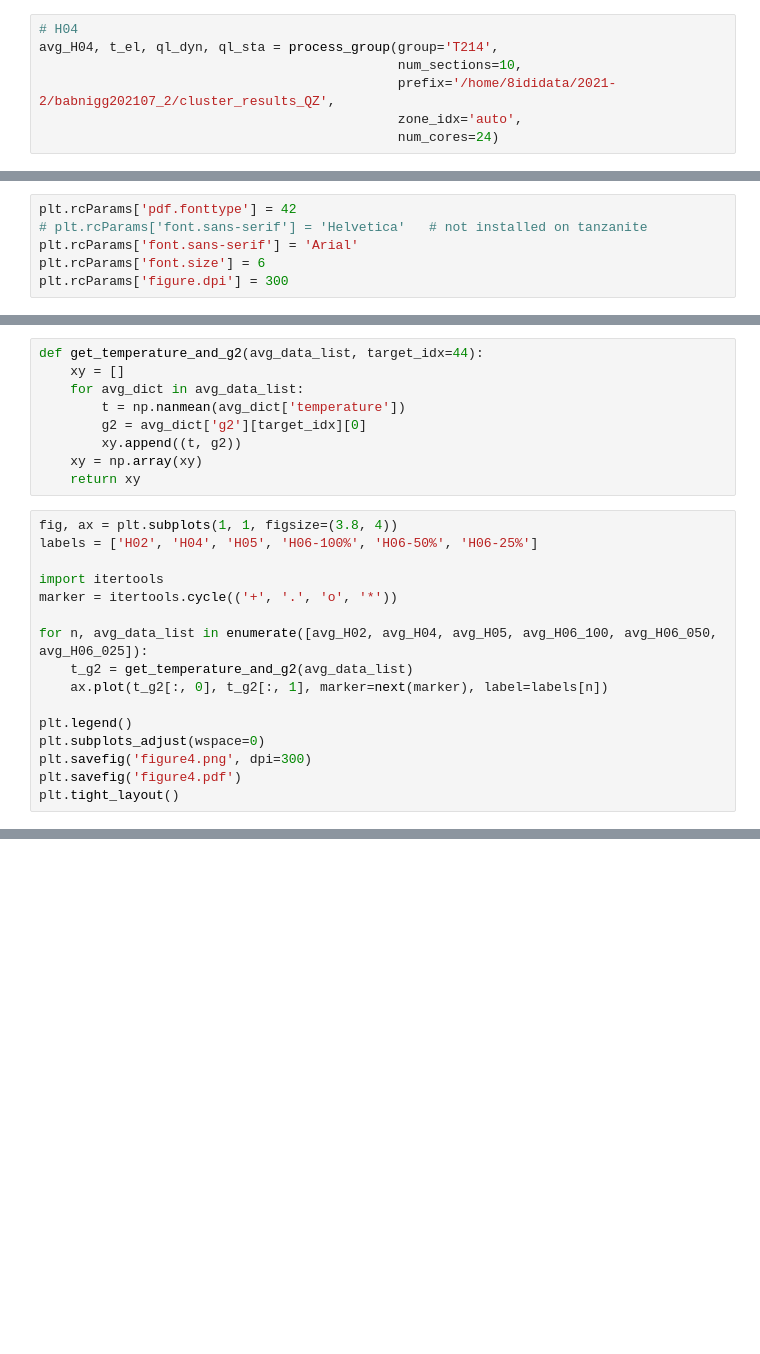
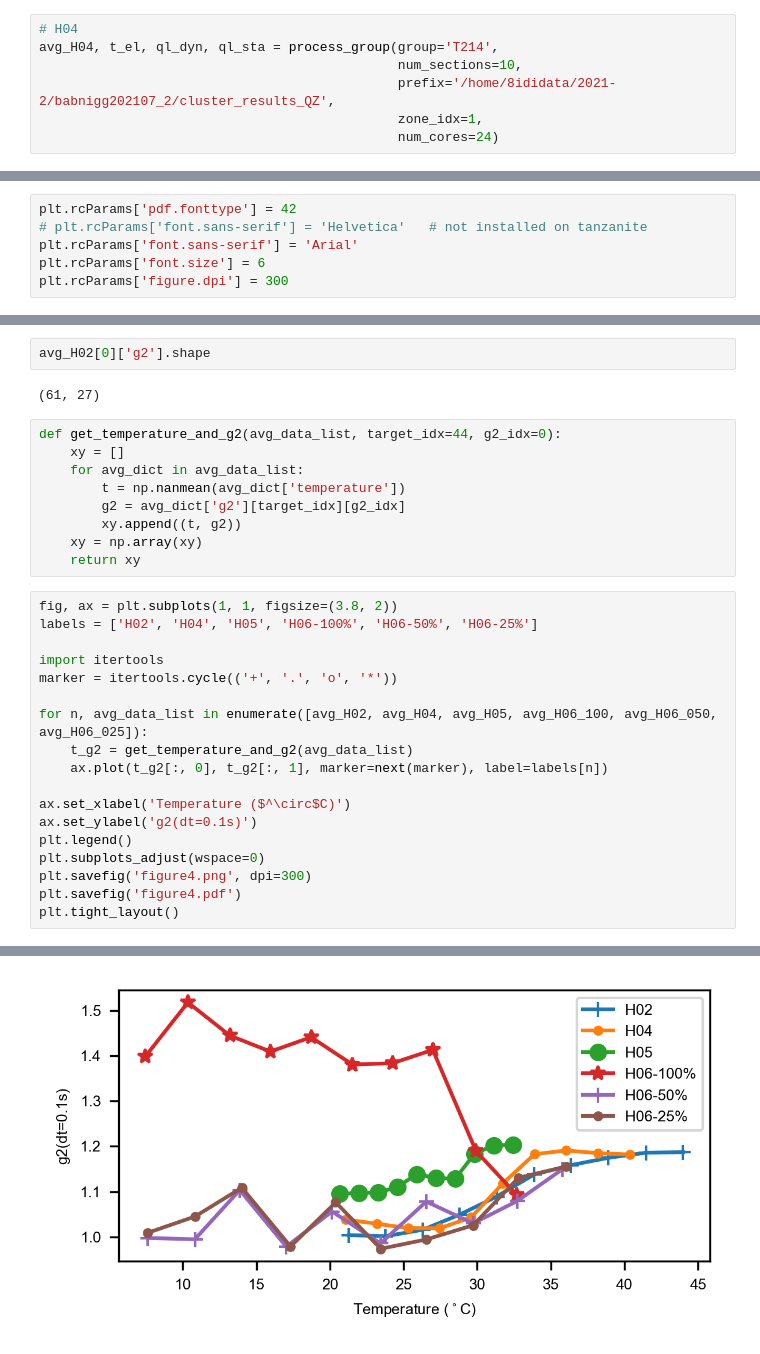
Before and after one commit to AZjk/llps-saxpcs, a Jupyter notebook: figure4/figure4.ipynb, the cells around one changed output, grey strips where cells are left out. Saved outputs shown, nothing was run; the diff lists cells and outputs as text; blank space fills up the shorter version.

```diff
--- a/figure4/figure4.ipynb
+++ b/figure4/figure4.ipynb
@@ -45,6 +45,6 @@ avg_H02, t_el, ql_dyn, ql_sta = process_group(group='B039',
 avg_H04, t_el, ql_dyn, ql_sta = process_group(group='T214',
                                               num_sections=10,
                                               prefix='/home/8ididata/2021-2/babnigg202107_2/cluster_results_QZ',
-                                              zone_idx='auto',
+                                              zone_idx=1,
                                               num_cores=24)
 # %% [output]
@@ -138,14 +157,18 @@ print(target_idx, t_el[target_idx], 'second')
+# %%
+avg_H02[0]['g2'].shape
+# %% [output]
+(61, 27)
 # %%
-def get_temperature_and_g2(avg_data_list, target_idx=44):
+def get_temperature_and_g2(avg_data_list, target_idx=44, g2_idx=0):
     xy = []
     for avg_dict in avg_data_list:
         t = np.nanmean(avg_dict['temperature'])
-        g2 = avg_dict['g2'][target_idx][0]
+        g2 = avg_dict['g2'][target_idx][g2_idx]
         xy.append((t, g2))
     xy = np.array(xy)
     return xy
 # %%
-fig, ax = plt.subplots(1, 1, figsize=(3.8, 4))
+fig, ax = plt.subplots(1, 1, figsize=(3.8, 2))
 labels = ['H02', 'H04', 'H05', 'H06-100%', 'H06-50%', 'H06-25%']
 
 import itertools
@@ -155,8 +178,11 @@ for n, avg_data_list in enumerate([avg_H02, avg_H04, avg_H05, avg_H06_100, avg_H
     t_g2 = get_temperature_and_g2(avg_data_list)
     ax.plot(t_g2[:, 0], t_g2[:, 1], marker=next(marker), label=labels[n])
 
+ax.set_xlabel('Temperature ($^\circ$C)')
+ax.set_ylabel('g2(dt=0.1s)')
 plt.legend()
 plt.subplots_adjust(wspace=0)
 plt.savefig('figure4.png', dpi=300)
 plt.savefig('figure4.pdf')
 plt.tight_layout()
+# %% [output]
@@ -162,0 +206 @@ plt.tight_layout()
+[figure, added]
```
Also changed, not shown: parts of 8 cells of this notebook, 1 other file.
